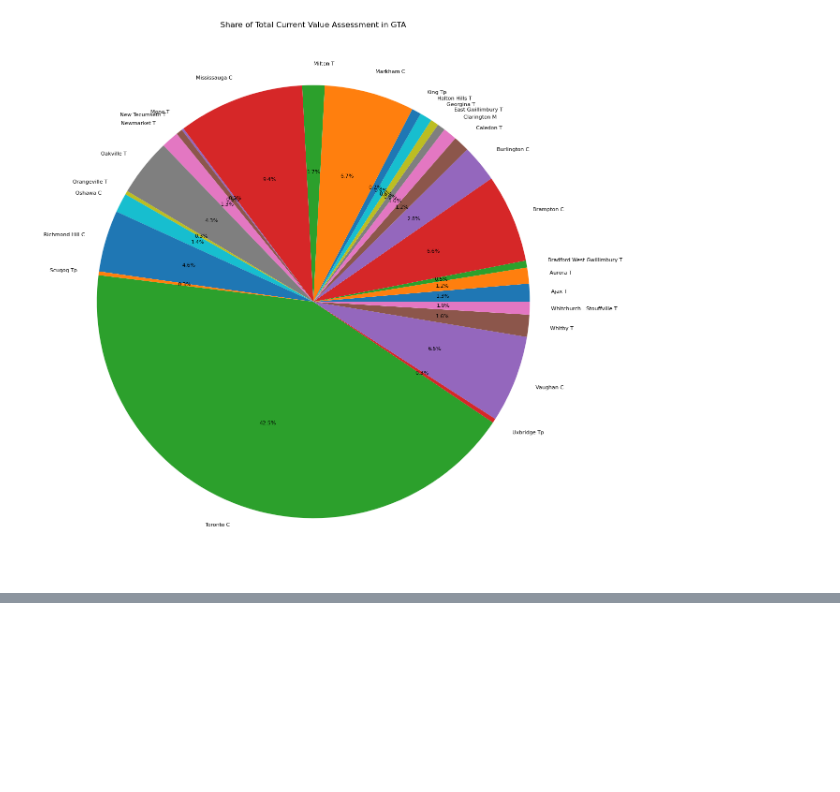
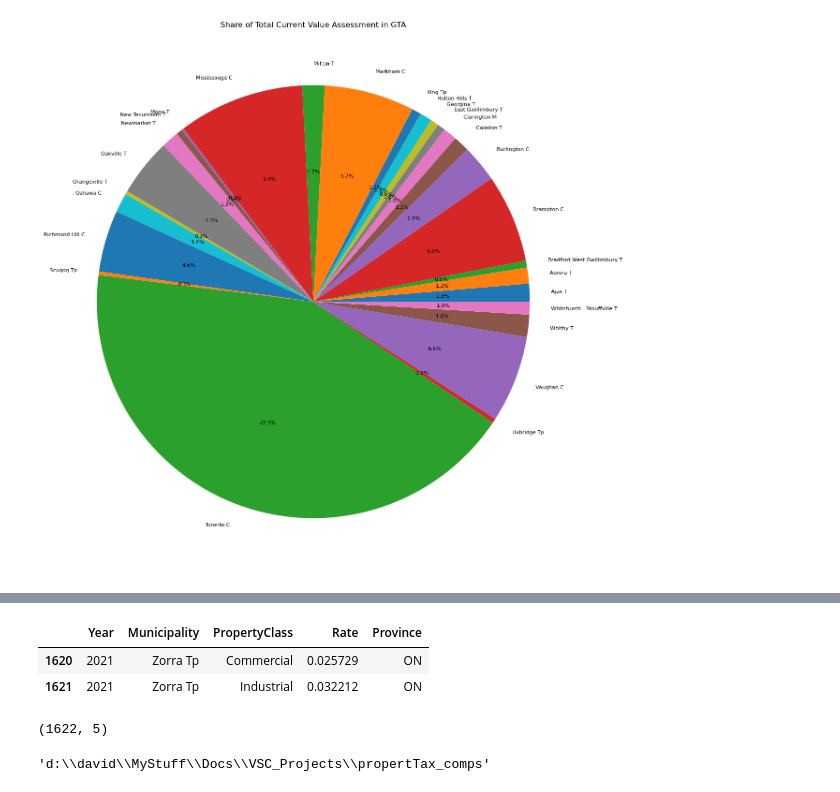
Before and after one commit to ddsarai/propertTax_comps, a Jupyter notebook: GTA_pTax_2021.ipynb, the cells around one changed output, grey strips where cells are left out. Cells and saved outputs as stored; diff of their text form; code cells hidden in the pictures; blank space fills up the shorter version.

```diff
--- a/GTA_pTax_2021.ipynb
+++ b/GTA_pTax_2021.ipynb
@@ -560,0 +569,22 @@ gta_sL_ptax.head()
+# %%
+combine_frame = combine_frame[['Year', 'Municipality', 'Property_Class', 'Total_TaxRate']]
+# %%
+combine_frame.loc[:, 'Province'] = 'ON'
+# %%
+combine_frame.rename(columns={'Property_Class':'PropertyClass', 'Total_TaxRate':'Rate'}, inplace=True)
+# %%
+combine_frame.reset_index(inplace=True,drop=True)
+# %%
+combine_frame.tail(2)
+# %% [output]
+|  | Year | Municipality | PropertyClass | Rate | Province |
+| 1620 | 2021 | Zorra Tp | Commercial | 0.025729 | ON |
+| 1621 | 2021 | Zorra Tp | Industrial | 0.032212 | ON |
+# %%
+combine_frame.shape
+# %% [output]
+(1622, 5)
+# %%
+os.getcwd()
+# %% [output]
+'d:\\david\\MyStuff\\Docs\\VSC_Projects\\propertTax_comps'
```
Also changed, not shown: parts of 16 cells of this notebook, 5 other files.
